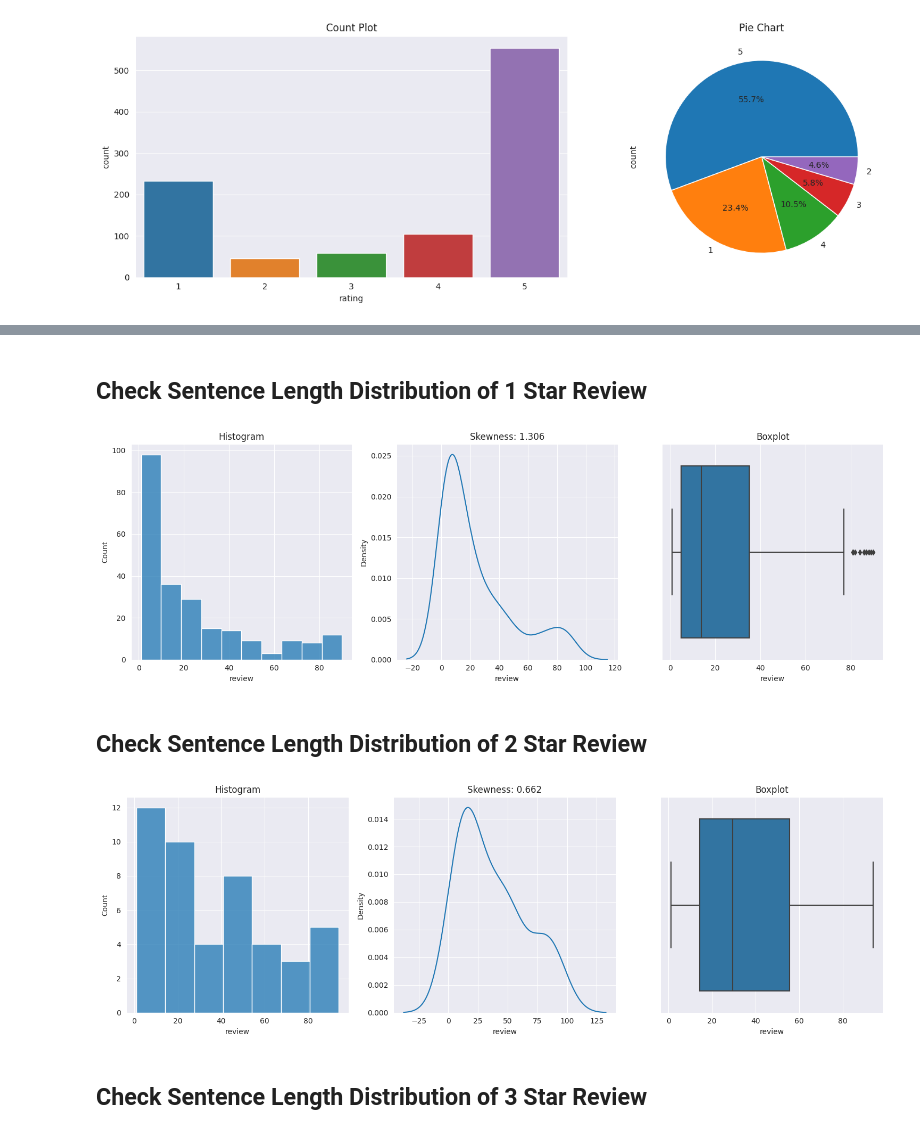
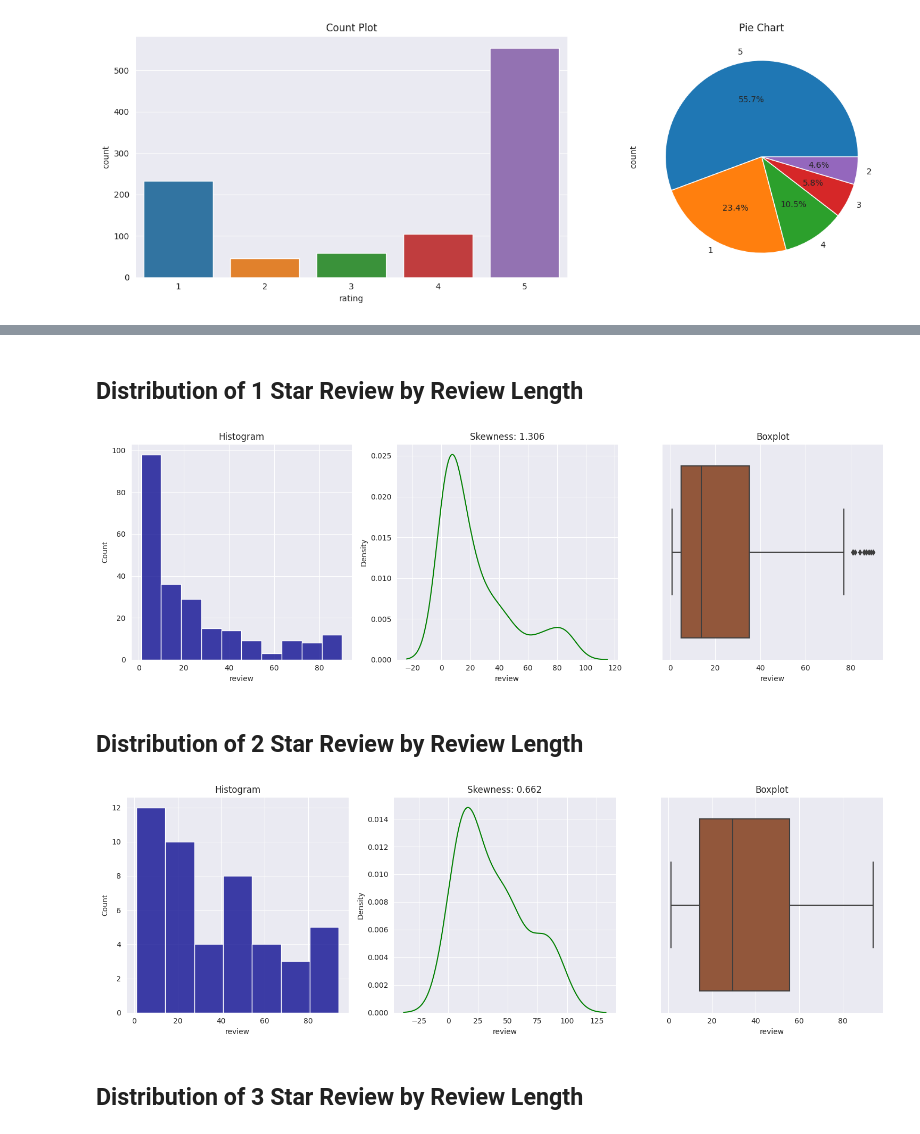
Before and after one commit to SayedShaun/Kaggle, a Jupyter notebook: genshin-impact-reviews-analysis.ipynb, the cells around one changed output, grey strips where cells are left out. Drawn from its saved outputs; the diff is of its cells as text; code cells hidden in the pictures.

Commit message:
Kaggle Notebook | Genshin Impact Reviews Analysis | Version 2

```diff
--- a/genshin-impact-reviews-analysis.ipynb
+++ b/genshin-impact-reviews-analysis.ipynb
@@ -39,11 +40,12 @@ def plot(df, select_rating=None):
     else:
         sentence_len = df[df["rating"]==select_rating]["review"].apply(lambda x: len(x.split(" ")))
     fig, axs = plt.subplots(1, 3, figsize=(15, 5))
-    sns.histplot(sentence_len, ax=axs[0])
+    sns.histplot(sentence_len, ax=axs[0], color="darkblue")
     axs[0].set_title('Histogram')
-    sns.kdeplot(sentence_len, ax=axs[1])
+    sns.kdeplot(sentence_len, ax=axs[1], color="green")
     axs[1].set_title(f"Skewness: {sentence_len.skew():.3f}")
-    sns.boxplot(data=df, x=sentence_len, ax=axs[2])
+    sns.boxplot(data=df, x=sentence_len, ax=axs[2], color="sienna")
     axs[2].set_title(f"Boxplot")
     plt.tight_layout()
     plt.show()
+    return sentence_len
@@ -54,15 +56,15 @@ plot(df)
 # %% [markdown]
-## Check Sentence Length Distribution of 1 Star Review
+## Distribution of 1 Star Review by Review Length
 # %%
-plot(df, select_rating=1)
+review_1 = plot(df, select_rating=1)
 # %% [output]
-[figure, old version]
+[figure, new version]
 # %% [markdown]
-## Check Sentence Length Distribution of 2 Star Review
+## Distribution of 2 Star Review by Review Length
 # %%
-plot(df, select_rating=2)
+review_2 = plot(df, select_rating=2)
 # %% [output]
-[figure, old version]
+[figure, new version]
 # %% [markdown]
-## Check Sentence Length Distribution of 3 Star Review
+## Distribution of 3 Star Review by Review Length
 # %%
```
Also changed, not shown: parts of 16 cells of this notebook.
